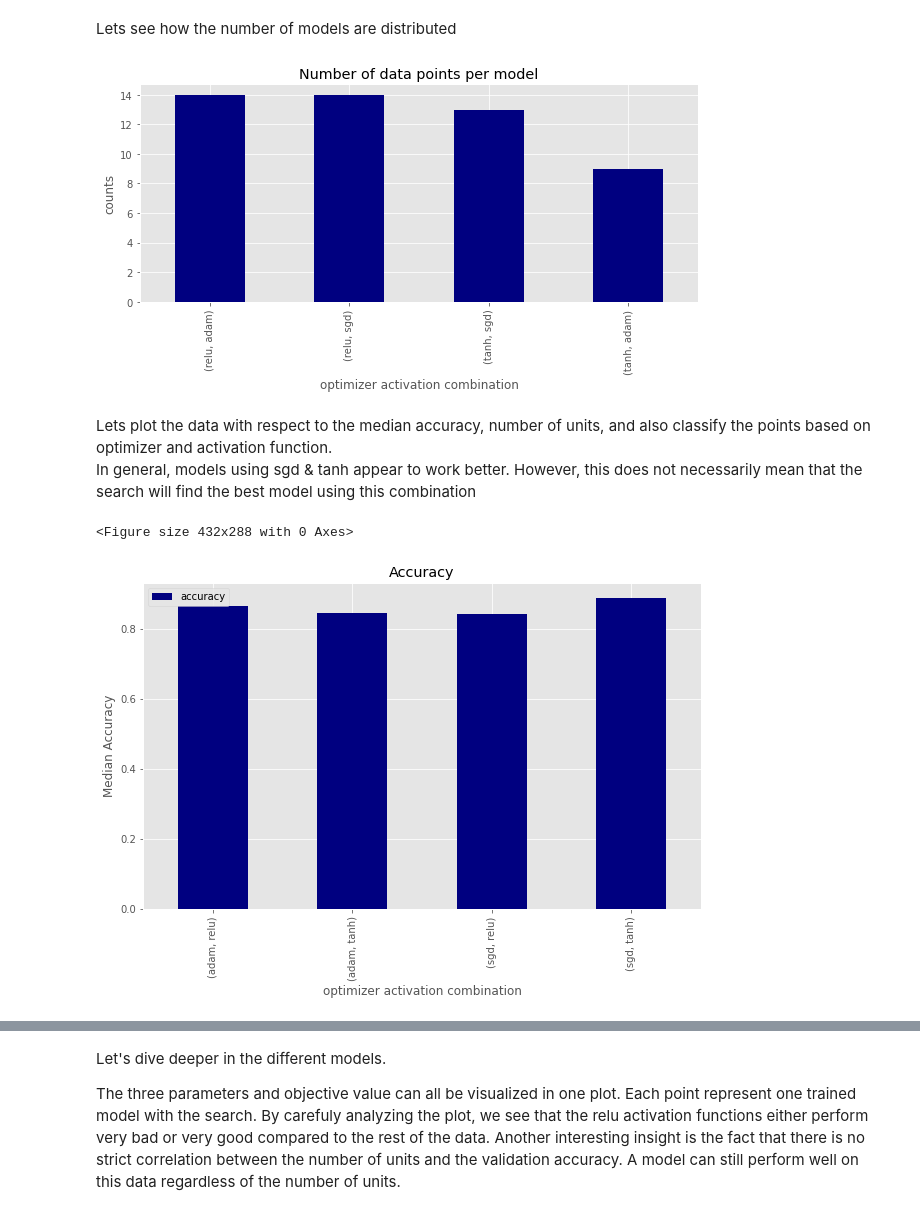
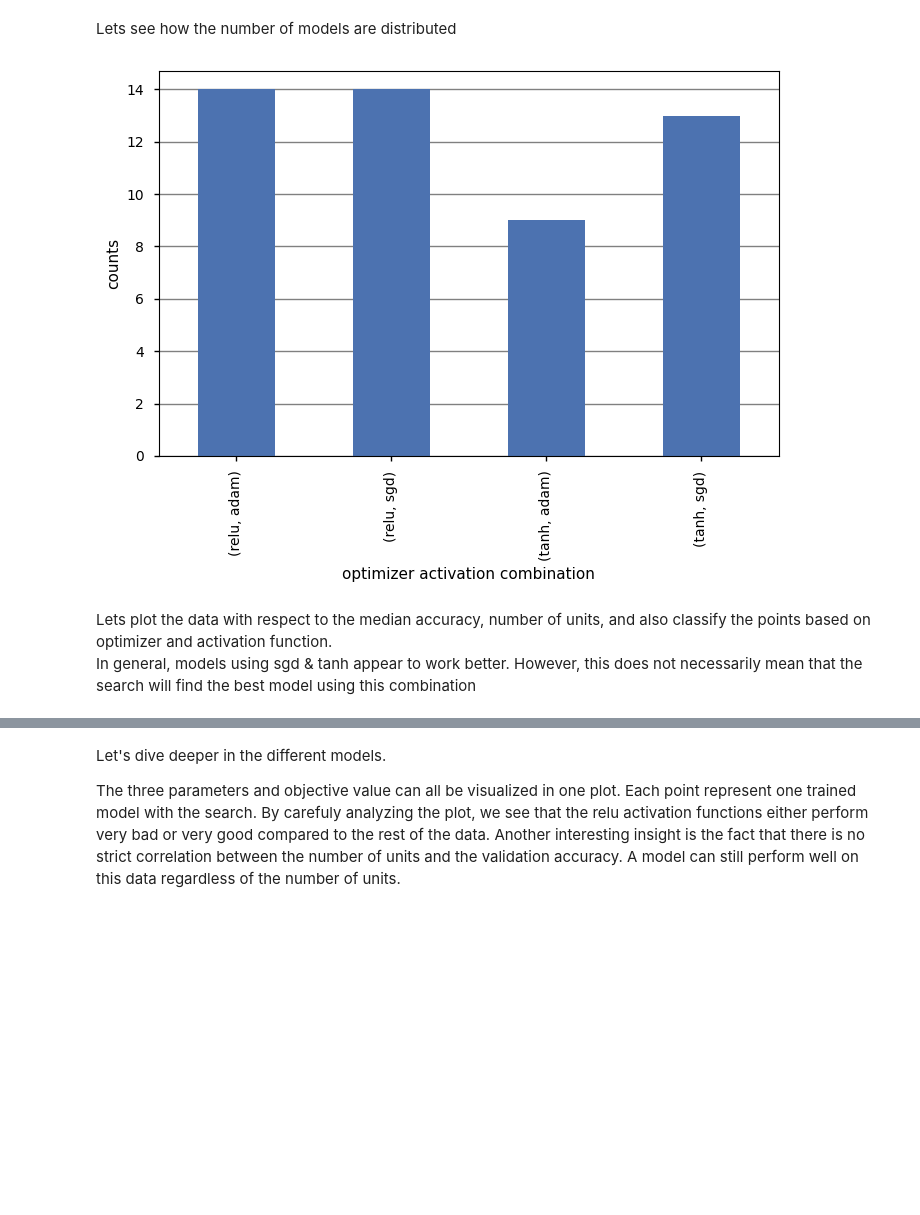
Before and after one commit to Eudelft/Deepproject, a Jupyter notebook: deep.ipynb, the cells around one changed output, grey strips where cells are left out. Cells and saved outputs as stored; diff of their text form; code cells hidden in the pictures; blank space fills up the shorter version.

Commit message:
new visuals

```diff
--- a/deep.ipynb
+++ b/deep.ipynb
@@ -33,7 +33,8 @@ import pandas as pd
 import numpy as np
 import matplotlib as mpl
 import matplotlib.pyplot as plt
-mpl.style.use('ggplot')
+# mpl.style.use('ggplot')
+mpl.style.use('seaborn-paper')
 import os
 import tensorflow as tf
 from tensorflow.python.client import device_lib
@@ -279,22 +289,20 @@ trials_hp.head(5)
 # %% [markdown]
 Lets see how the number of models are distributed
 # %%
-plt.figure()
-trials_hp[['activation', 'optimizer']].value_counts().plot(kind='bar', title='Number of data points per model', figsize=(10,4), colormap='jet')
+mpl.style.use('seaborn-deep')
+
+fig, ax = plt.subplots(figsize=(8,5))
+
+trials_hp[['activation', 'optimizer']].value_counts().sort_index().plot(kind='bar', title='Number of data points per model', ax=ax)
+ax.set_axisbelow(True)
+ax.yaxis.grid(color='gray')
+plt.suptitle('')
+plt.title('')
 plt.xlabel('optimizer activation combination')
 plt.ylabel('counts')
 plt.show()
 # %% [output]
-[figure, old version]
+[figure, new version]
 # %% [markdown]
 Lets plot the data with respect to the median accuracy, number of units, and also classify the points based on optimizer and activation function. \
 In general, models using sgd & tanh appear to work better. However, this does not necessarily mean that the search will find the best model using this combination
-# %%
-plt.figure()
-trials_hp.groupby(['optimizer', 'activation'])[['accuracy']].median().plot(kind='bar', title='Accuracy', figsize=(10,6), colormap='jet')
-plt.xlabel('optimizer activation combination')
-plt.ylabel('Median Accuracy')
-plt.show()
-# %% [output]
-<Figure size 432x288 with 0 Axes>
-[figure, removed]
```
Also changed, not shown: parts of 5 cells of this notebook.
